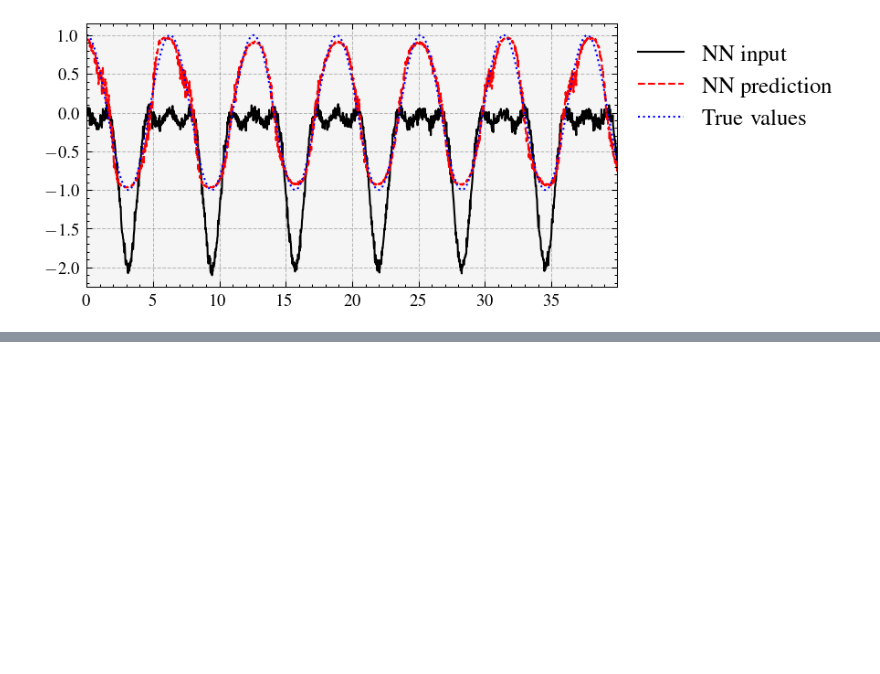
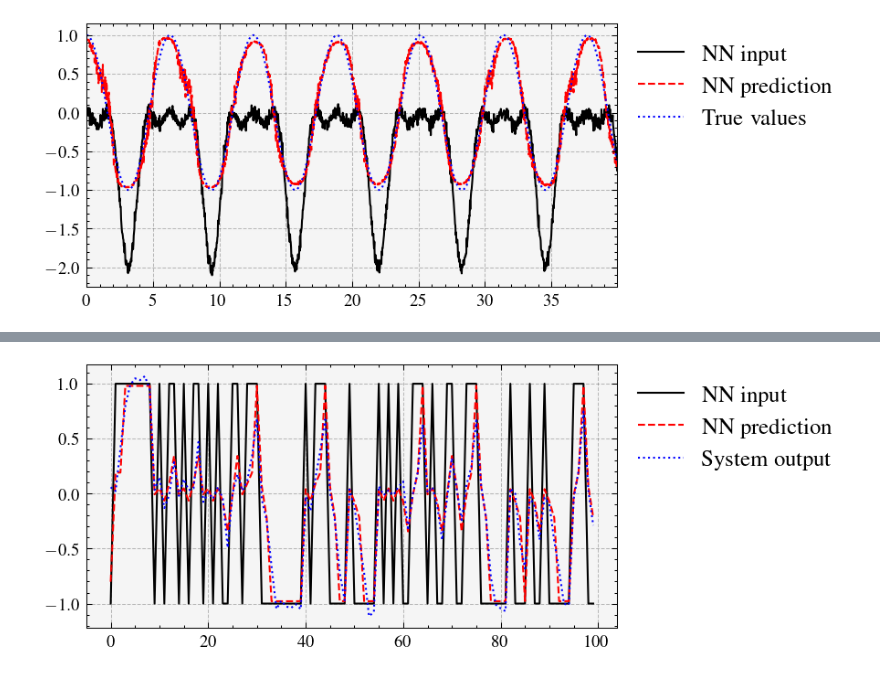
Before and after one commit to edsonportosilva/AdaptiveSignalProcessing, a Jupyter notebook: notebooks/8. MLP Neural Networks.ipynb, the cells around one changed output, grey strips where cells are left out. Cells and saved outputs as stored; diff of their text form; code cells hidden in the pictures; blank space fills up the shorter version.

```diff
--- a/notebooks/8. MLP Neural Networks.ipynb
+++ b/notebooks/8. MLP Neural Networks.ipynb
@@ -347,0 +353,13 @@ plt.legend(bbox_to_anchor=(1, 1));
+# %%
+def sliding_window_matrix(x, N):
+    x = x.flatten()
+    dpad = N//2
+    x = np.pad(x,(dpad,dpad),mode='constant')
+
+    # Number of rows in the resulting matrix
+    num_windows = len(x) - N + 1
+
+    # Create the sliding window matrix
+    X = np.array([x[i:i + N] for i in range(num_windows)])
+
+    return X.T
@@ -347,0 +409,11 @@ plt.legend(bbox_to_anchor=(1, 1));
+# %%
+y_pred = predict(X, weights, biases, 'tanh')
+
+plt.plot(x.flatten()[0:100],label='NN input', linewidth=1)
+plt.plot(y_pred.flatten()[0:100],label='NN prediction', linewidth=1)
+plt.plot(y.flatten()[0:100],label='System output', linewidth=1)
+plt.grid()
+plt.legend()
+plt.legend(bbox_to_anchor=(1, 1));
+# %% [output]
+[figure, added]
```
Also changed, not shown: parts of 8 cells of this notebook.
